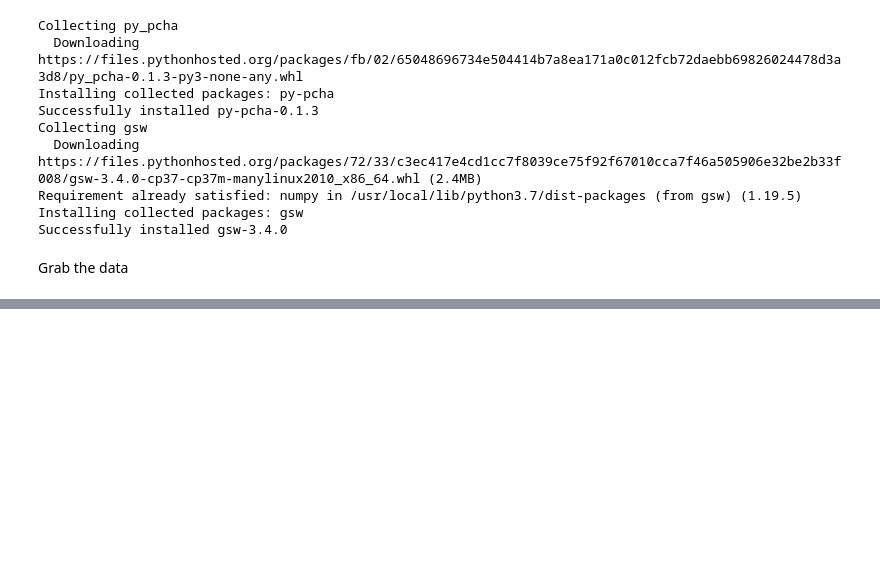
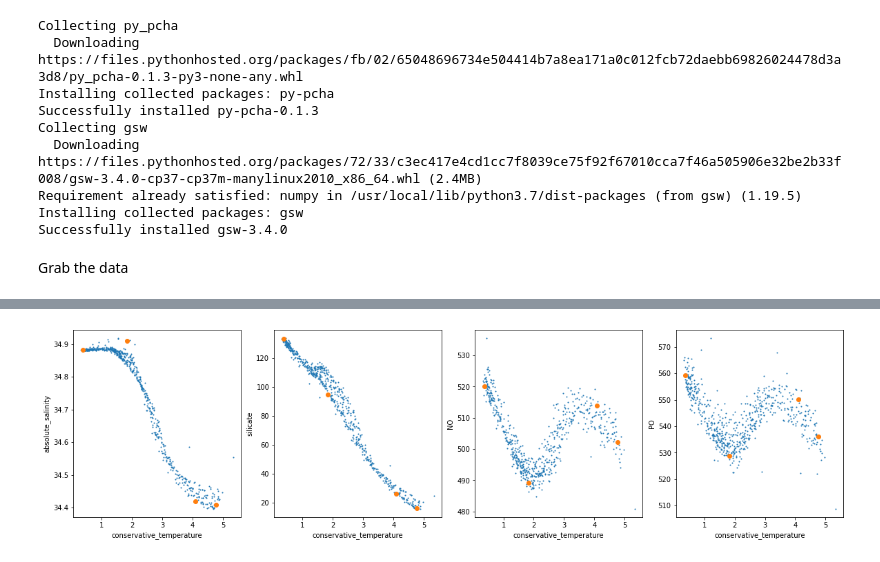
Before and after one commit to nitrogenlab/GP15_watermassanalysis, a Jupyter notebook: GP15_Defining_Watermass_Subtypes.ipynb, the cells around one changed output, grey strips where cells are left out. Cells and saved outputs as stored; diff of their text form; code cells hidden in the pictures; blank space fills up the shorter version.

Commit message:
Plots for AAIW and NPIW

```diff
--- a/GP15_Defining_Watermass_Subtypes.ipynb
+++ b/GP15_Defining_Watermass_Subtypes.ipynb
@@ -51,17 +44,0 @@ plt.show()
-# %%
-filter_conditions = {
-    "AAIW": {"lat_min":-51.0, "lat_max":-47.0,
-             "lon_min":-120.0, "lon_max":150.0,
-             "sig0_min":27.01, "sig0_max":27.1}
-}
-
-def filter_rows(lat_min, lat_max, lon_min, lon_max, sig0_min, sig0_max):
-  return remapnames_df[(remapnames_df["lat"] >= lat_min) &
-                       (remapnames_df["lat"] <= lat_max) #&
-                       #(remapnames_df["lon"] >= lon_min) &
-                       #(remapnames_df["lon"] <= lon_max) &
-                       #(remapnames_df["sig0"] >= sig0_min) &
-                       #(remapnames_df["sig0"] >= sig0_max)
-                       ]
-
-AAIW_rows = filter_rows(**filter_conditions["AAIW"])
@@ -71,0 +128,72 @@ AAIW_rows
+# %%
+from py_pcha import PCHA
+
+
+def run_archetype_analysis(df, num_endmembers):
+    features = np.array([np.array(df["standardized_"+col])
+                      for col in ARCH_ANALYSIS_FEATURES]).transpose((1,0))
+    origspace_features = np.array([np.array(df[col]) for col in
+                                   ALL_FEATURES_TO_AVERAGE]).transpose((1,0))
+
+    XC, S, C, SSE, varexpl = PCHA(X=features.T, noc=num_endmembers,
+                                  verbose=False)
+    archetype_features = np.array(XC).T #becomes archtetypes X features
+    obs_combos_giving_archetypes = np.array(C).T #archetypes X obs combos
+
+    origspace_archetypes = obs_combos_giving_archetypes@origspace_features
+
+    #Make scatterplots
+    fig,ax = plt.subplots(nrows=1, ncols=len(ARCH_ANALYSIS_FEATURES)-1,
+                          figsize=(20,5))
+    pltnum = 0
+    for featureidx1 in [0]:#range(len(ALL_FEATURES_TO_AVERAGE)):
+        for featureidx2 in range(featureidx1+1, len(ALL_FEATURES_TO_AVERAGE)):
+            if ((ALL_FEATURES_TO_AVERAGE[featureidx1]
+                 in ARCH_ANALYSIS_FEATURES) and
+                (ALL_FEATURES_TO_AVERAGE[featureidx2]
+                 in ARCH_ANALYSIS_FEATURES)):
+                plt.sca(ax[pltnum])
+                plt.scatter(origspace_features[:,featureidx1],
+                            origspace_features[:,featureidx2], s=1)
+                plt.scatter(origspace_archetypes[:,featureidx1],
+                            origspace_archetypes[:,featureidx2])
+                plt.xlabel(ALL_FEATURES_TO_AVERAGE[featureidx1])
+                plt.ylabel(ALL_FEATURES_TO_AVERAGE[featureidx2])
+                pltnum += 1
+    plt.show()
+
+    return pandas.DataFrame(dict([(colname, origspace_archetypes[:,idx])
+                        for idx,colname in enumerate(ALL_FEATURES_TO_AVERAGE)]))
+
+
+filter_conditions = {
+    "AAIW": {"lat_min":-51.0, "lat_max":-47.0,
+             "lon_min":-120.0, "lon_max":150.0,
+             "sig0_min":27.01, "sig0_max":27.1},
+    "NPIW": {"lat_min":34.0, "lat_max":37.0,
+             "lon_min":140.0, "lon_max":153.0,
+             "sig0_min":26.5, "sig0_max":27.4}
+
+}
+
+def filter_rows(df, lat_min, lat_max, lon_min, lon_max, sig0_min, sig0_max):
+  return df[(df["latitude"] >= lat_min) &
+            (df["latitude"] <= lat_max) &
+            (df["longitude"] >= lon_min) &
+            (df["longitude"] <= lon_max) &
+            (df["sigma0"] >= sig0_min) &
+            (df["sigma0"] >= sig0_max)
+            ]
+
+NUM_ARCHETYPES = 4
+
+watermass_to_archetypes = {}
+
+for watermass in filter_conditions:
+  print("On water mass", watermass)
+  print("Ranges:", filter_conditions[watermass])
+  watermass_rows = filter_rows(df=df, **filter_conditions[watermass])
+  watermass_archetypes = run_archetype_analysis(df=watermass_rows,
+                                                num_endmembers=NUM_ARCHETYPES)
+  watermass_to_archetypes[watermass] = watermass_archetypes
+# %% [output]
@@ -71,0 +202 @@ AAIW_rows
+[figure, added]
```
Also changed, not shown: parts of 10 cells of this notebook.
